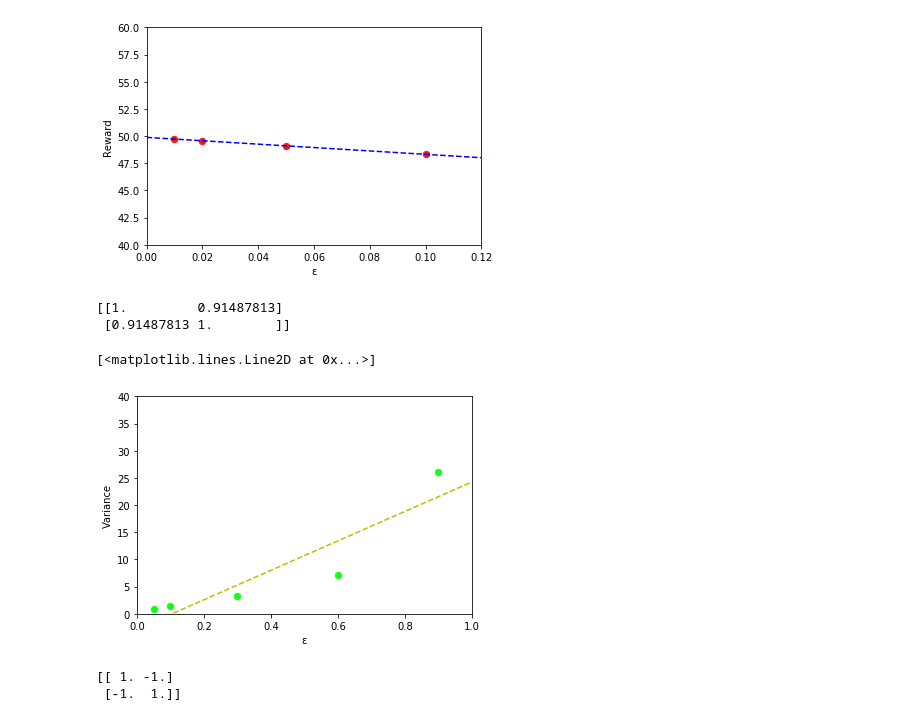
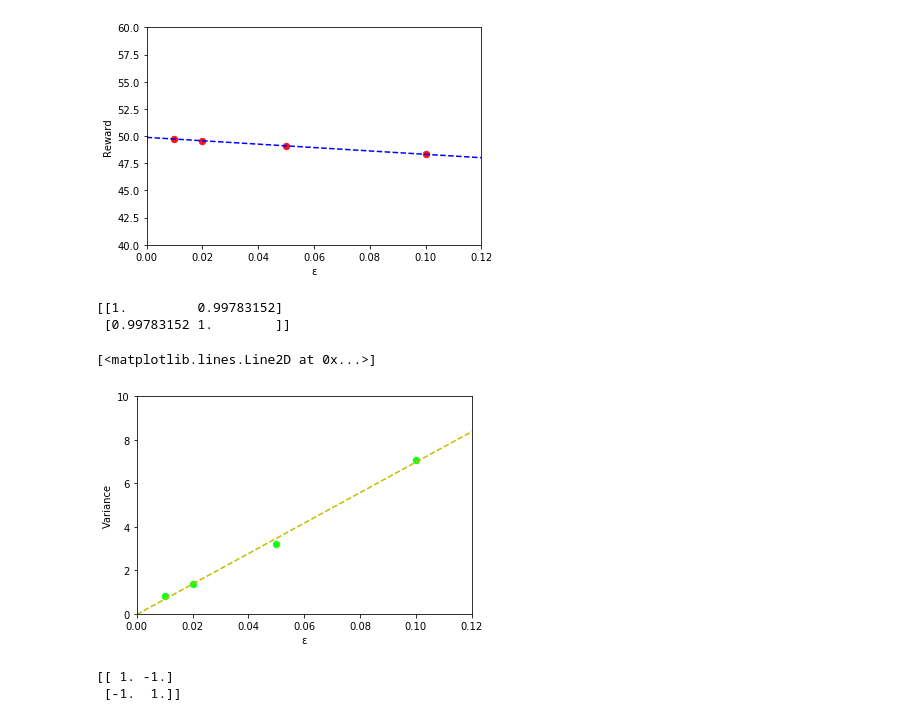
Before and after one commit to cjcslhp/MG_Qlearning, a Jupyter notebook: 1. 调整gamma对比.ipynb, the cells around one changed output. Saved outputs shown, nothing was run; the diff lists cells and outputs as text; code cells hidden in the pictures.

```diff
--- a/1. 调整gamma对比.ipynb
+++ b/1. 调整gamma对比.ipynb
@@ -655,20 +655,20 @@ plt.plot([0,1], f([0,1]),"b--")
 # %%
 plt.xlabel("ε")
 plt.ylabel("Variance")
-plt.xlim(0,1)
-plt.ylim(0,40)
-xData = [0.05, 0.1, 0.3, 0.6, 0.9]
-yData = [0.80 , 1.39  , 3.20 , 7.09 , 26.14]
+plt.xlim(0,0.12)
+plt.ylim(0,10)
+xData = [0.01, 0.02, 0.05, 0.1]
+yData = [0.80 , 1.39  , 3.20 , 7.09 ]
 print(np.corrcoef(xData, yData))
 plt.scatter(xData, yData, s=40, c="#12ff12", marker='o')
 parameter = np.polyfit(xData, yData, 1) # n=1为一次函数，返回函数参数
 f = np.poly1d(parameter) # 拼接方程
 plt.plot([0,1], f([0,1]),"y--")
 # %% [output]
-[[1.         0.91487813]
- [0.91487813 1.        ]]
+[[1.         0.99783152]
+ [0.99783152 1.        ]]
 [<matplotlib.lines.Line2D at 0x...>]
-[figure, old version]
+[figure, new version]
 # %%
 xData=[3,2,1]
 yData=[1,2,3]
```
Also changed, not shown: parts of 25 cells of this notebook.
